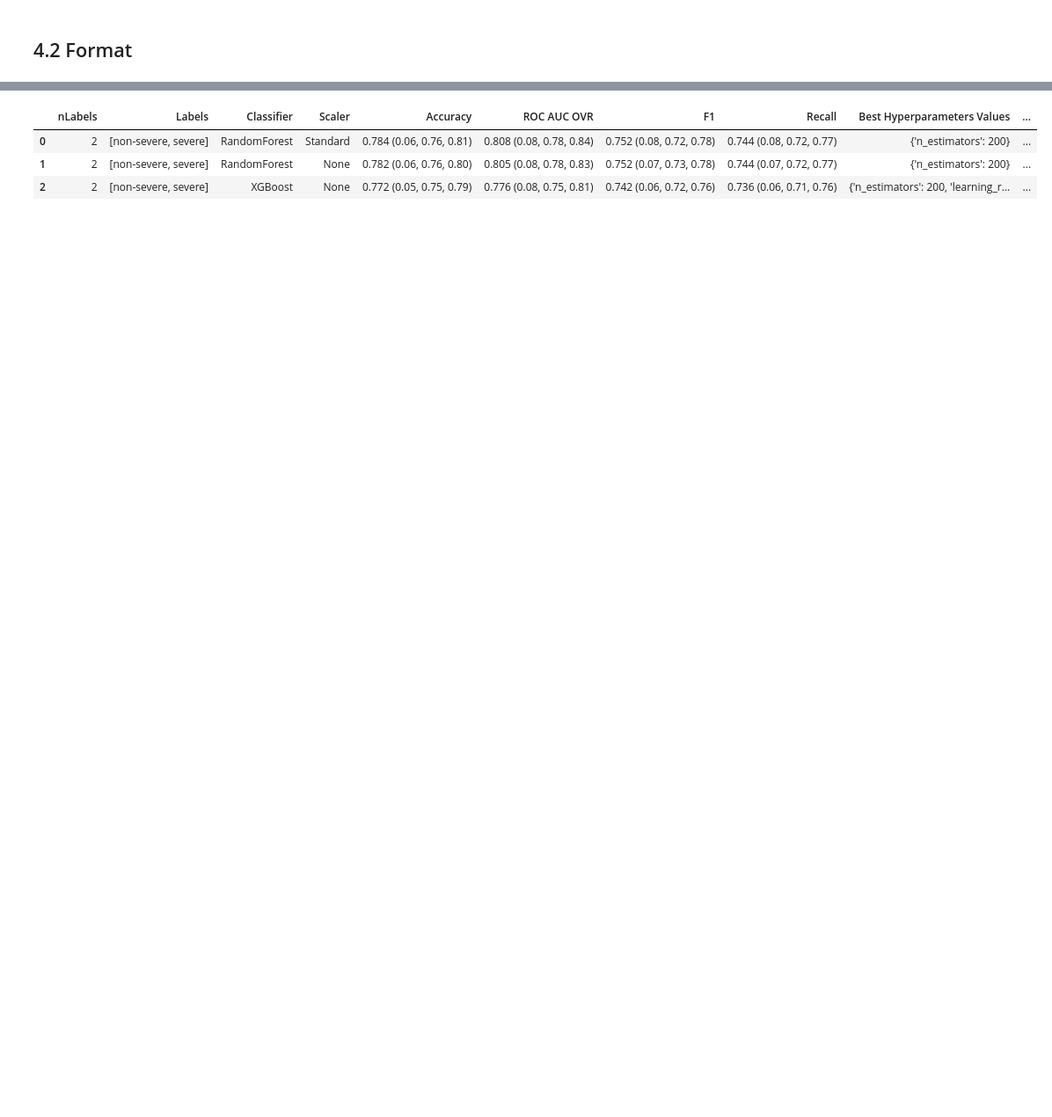
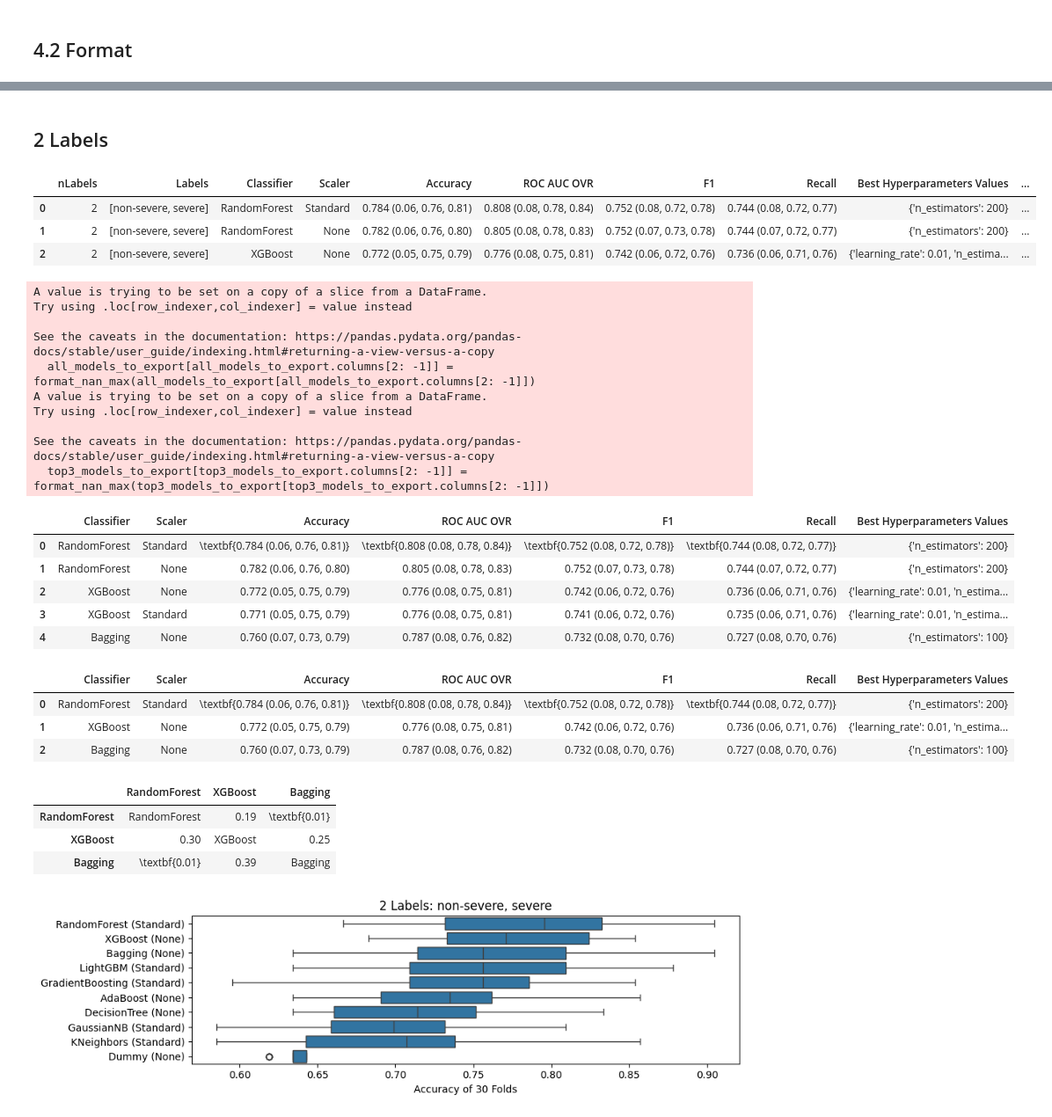
Before and after one commit to danieldealmeidaduque/using-ml-to-predict-hemophilia-a-severity, a Jupyter notebook: src/ml.ipynb, the cells around one changed output, grey strips where cells are left out. Shown at 88% size. Drawn from its saved outputs; the diff is of its cells as text; code cells hidden in the pictures; blank space fills up the shorter version.

```diff
--- a/src/ml.ipynb
+++ b/src/ml.ipynb
@@ -442,13 +397,13 @@ def boxplots(my_df, n_labels, init_name, xsize=10, ysize=3):
 # %% [markdown]
 ### Confusion Matrix
 # %%
-def create_conf_matrix_title(clf_name, scaler_name, label_name):
+def get_conf_matrix_title(clf_name, scaler_name, label_name):
     """
     Create a formatted title for the confusion matrix plot.
     """
     return f"Confusion Matrix: {clf_name}, {scaler_name}, {label_name}"
 
-def create_conf_matrix_file_path(clf_name, scaler_name, label_name, n_labels):
+def get_conf_matrix_file_path(clf_name, scaler_name, label_name, n_labels):
     """
     Create a formatted file path for saving the confusion matrix plot.
     """
@@ -462,8 +417,8 @@ def plot_confusion_matrix(conf_matrix, clf_name, scaler_name, label_name, n_labe
     Plot and save the confusion matrix.
     """
     # Create the title and file path
-    title = create_conf_matrix_title(clf_name, scaler_name, label_name)
-    file_path = create_conf_matrix_file_path(clf_name, scaler_name, label_name, n_labels)
+    title = get_conf_matrix_title(clf_name, scaler_name, label_name)
+    file_path = get_conf_matrix_file_path(clf_name, scaler_name, label_name, n_labels)
 
     # Ensure the directory exists
     os.makedirs(os.path.dirname(file_path), exist_ok=True)
@@ -771,20 +688,19 @@ def process_pipeline(clf_key, clf, scaler_key, scaler, label_key, label):
 # %% [markdown]
 ### Format
 # %%
-def format_nan_and_add_textbf(df):
+def format_nan_max(my_df):
     """
-    Finds the maximum value of each column in a DataFrame and replaces it with
-    the LaTeX formatted string '\\textbf{MAX_VALUE}', ignoring nan values.
+    Replace max of each column with '\\textbf{MAX_VALUE}' and replace 'nan (nan, nan, nan)' with 'NaN'.
     """
-    df_copy = df.copy()
+    df = my_df.copy()
 
-    df_copy.replace({'nan (nan, nan, nan)': '0.000 (0.00, 0.00, 0.00)'}, inplace=True)
+    df.replace({'nan (nan, nan, nan)': '0.000 (0.00, 0.00, 0.00)'}, inplace=True)
 
-    for column in df_copy.columns:
-        max_value = df_copy[column].max()
-        df_copy[column] = df_copy[column].replace(max_value, f"\\textbf{{{max_value}}}", regex=False)
+    for column in df.columns:
+        max_value = df[column].max()
+        df[column] = df[column].replace(max_value, f"\\textbf{{{max_value}}}", regex=False)
 
-    df_copy.replace({'0.000 (0.00, 0.00, 0.00)': 'NaN'}, inplace=True)
+    df.replace({'0.000 (0.00, 0.00, 0.00)': 'NaN'}, inplace=True)
 
-    return df_copy
+    return df
 # %%
@@ -868,16 +784,16 @@ def export_results(my_df, n_labels):
     top3_models_stats_test.columns = top3_models_stats_test.index
 
     # Generate boxplots for the complete set of models and for the top 3 models
-    boxplots(all_models, n_labels, init_name="all_models")
-    boxplots(top3_models, n_labels, init_name="top3_models")
+    plot_boxplot(all_models, n_labels, init_name="all_models")
+    plot_boxplot(top3_models, n_labels, init_name="top3_models")
 
     # Prepare the models data to export by selecting specific columns
     all_models_to_export = all_models[COLS_TO_EXPORT]
     top3_models_to_export = top3_models[COLS_TO_EXPORT]
 
     # Format nan values and add LaTeX formatting to the tables
-    all_models_to_export[all_models_to_export.columns[2: -1]] = format_nan_and_add_textbf(all_models_to_export[all_models_to_export.columns[2: -1]])
-    top3_models_to_export[top3_models_to_export.columns[2: -1]] = format_nan_and_add_textbf(top3_models_to_export[top3_models_to_export.columns[2: -1]])
+    all_models_to_export[all_models_to_export.columns[2: -1]] = format_nan_max(all_models_to_export[all_models_to_export.columns[2: -1]])
+    top3_models_to_export[top3_models_to_export.columns[2: -1]] = format_nan_max(top3_models_to_export[top3_models_to_export.columns[2: -1]])
 
     # Display the first rows of overall results, top 3 models, and the statistical test matrix
     display(all_models_to_export.head())
@@ -898,11 +814,11 @@ def export_results(my_df, n_labels):
 results = []
 
 # Compute total iterations and initialize counter
-max_iterations = len(CLASSIFIERS) * len(SCALERS) * len(LABEL_DICT)
+max_iterations = len(CLASSIFIERS) * len(SCALERS) * len(LABELS)
 iteration_count = 1
 
 # Iterate over each combination of labels, scalers, and classifiers
-for label_key, label in LABEL_DICT.items():
+for label_key, label in LABELS.items():
     # Iterate through available scalers
     for scaler_key, scaler in SCALERS.items():
         # Iterate through available classifiers
@@ -997,8 +976,36 @@ df = df[cols]
+# %% [markdown]
+## 2 Labels
 # %%
 df_2_labels = df[df["nLabels"] == 2].reset_index(drop=True)
-df_2_labels.head(3)
+display(df_2_labels.head(3))
+export_results(df_2_labels, n_labels=2)
 # %% [output]
 |  | nLabels | Labels | Classifier | Scaler | Accuracy | ROC AUC OVR | F1 | Recall | Best Hyperparameters Values | ... |
 | 0 | 2 | [non-severe, severe] | RandomForest | Standard | 0.784 (0.06, 0.76, 0.81) | 0.808 (0.08, 0.78, 0.84) | 0.752 (0.08, 0.72, 0.78) | 0.744 (0.08, 0.72, 0.77) | {'n_estimators': 200} | ... |
 | 1 | 2 | [non-severe, severe] | RandomForest | None | 0.782 (0.06, 0.76, 0.80) | 0.805 (0.08, 0.78, 0.83) | 0.752 (0.07, 0.73, 0.78) | 0.744 (0.07, 0.72, 0.77) | {'n_estimators': 200} | ... |
-| 2 | 2 | [non-severe, severe] | XGBoost | None | 0.772 (0.05, 0.75, 0.79) | 0.776 (0.08, 0.75, 0.81) | 0.742 (0.06, 0.72, 0.76) | 0.736 (0.06, 0.71, 0.76) | {'n_estimators': 200, 'learning_r... | ... |
+| 2 | 2 | [non-severe, severe] | XGBoost | None | 0.772 (0.05, 0.75, 0.79) | 0.776 (0.08, 0.75, 0.81) | 0.742 (0.06, 0.72, 0.76) | 0.736 (0.06, 0.71, 0.76) | {'learning_rate': 0.01, 'n_estima... | ... |
+A value is trying to be set on a copy of a slice from a DataFrame.
+Try using .loc[row_indexer,col_indexer] = value instead
+
+See the caveats in the documentation: https://pandas.pydata.org/pandas-docs/stable/user_guide/indexing.html#returning-a-view-versus-a-copy
+  all_models_to_export[all_models_to_export.columns[2: -1]] = format_nan_max(all_models_to_export[all_models_to_export.columns[2: -1]])
+A value is trying to be set on a copy of a slice from a DataFrame.
+Try using .loc[row_indexer,col_indexer] = value instead
+
+See the caveats in the documentation: https://pandas.pydata.org/pandas-docs/stable/user_guide/indexing.html#returning-a-view-versus-a-copy
+  top3_models_to_export[top3_models_to_export.columns[2: -1]] = format_nan_max(top3_models_to_export[top3_models_to_export.columns[2: -1]])
+|  | Classifier | Scaler | Accuracy | ROC AUC OVR | F1 | Recall | Best Hyperparameters Values |
+| 0 | RandomForest | Standard | \textbf{0.784 (0.06, 0.76, 0.81)} | \textbf{0.808 (0.08, 0.78, 0.84)} | \textbf{0.752 (0.08, 0.72, 0.78)} | \textbf{0.744 (0.08, 0.72, 0.77)} | {'n_estimators': 200} |
+| 1 | RandomForest | None | 0.782 (0.06, 0.76, 0.80) | 0.805 (0.08, 0.78, 0.83) | 0.752 (0.07, 0.73, 0.78) | 0.744 (0.07, 0.72, 0.77) | {'n_estimators': 200} |
+| 2 | XGBoost | None | 0.772 (0.05, 0.75, 0.79) | 0.776 (0.08, 0.75, 0.81) | 0.742 (0.06, 0.72, 0.76) | 0.736 (0.06, 0.71, 0.76) | {'learning_rate': 0.01, 'n_estima... |
+| 3 | XGBoost | Standard | 0.771 (0.05, 0.75, 0.79) | 0.776 (0.08, 0.75, 0.81) | 0.741 (0.06, 0.72, 0.76) | 0.735 (0.06, 0.71, 0.76) | {'learning_rate': 0.01, 'n_estima... |
+| 4 | Bagging | None | 0.760 (0.07, 0.73, 0.79) | 0.787 (0.08, 0.76, 0.82) | 0.732 (0.08, 0.70, 0.76) | 0.727 (0.08, 0.70, 0.76) | {'n_estimators': 100} |
+|  | Classifier | Scaler | Accuracy | ROC AUC OVR | F1 | Recall | Best Hyperparameters Values |
+| 0 | RandomForest | Standard | \textbf{0.784 (0.06, 0.76, 0.81)} | \textbf{0.808 (0.08, 0.78, 0.84)} | \textbf{0.752 (0.08, 0.72, 0.78)} | \textbf{0.744 (0.08, 0.72, 0.77)} | {'n_estimators': 200} |
+| 1 | XGBoost | None | 0.772 (0.05, 0.75, 0.79) | 0.776 (0.08, 0.75, 0.81) | 0.742 (0.06, 0.72, 0.76) | 0.736 (0.06, 0.71, 0.76) | {'learning_rate': 0.01, 'n_estima... |
+| 2 | Bagging | None | 0.760 (0.07, 0.73, 0.79) | 0.787 (0.08, 0.76, 0.82) | 0.732 (0.08, 0.70, 0.76) | 0.727 (0.08, 0.70, 0.76) | {'n_estimators': 100} |
+|  | RandomForest | XGBoost | Bagging |
+| RandomForest | RandomForest | 0.19 | \textbf{0.01} |
+| XGBoost | 0.30 | XGBoost | 0.25 |
+| Bagging | \textbf{0.01} | 0.39 | Bagging |
+[figure, added]
```
Also changed, not shown: parts of 32 cells of this notebook, 8 other files.
